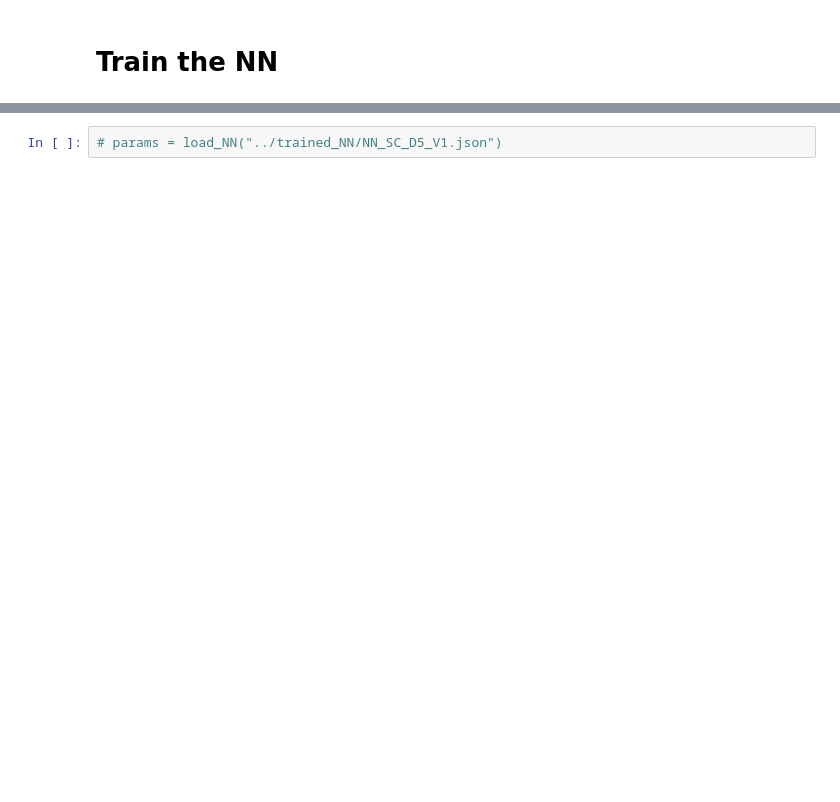
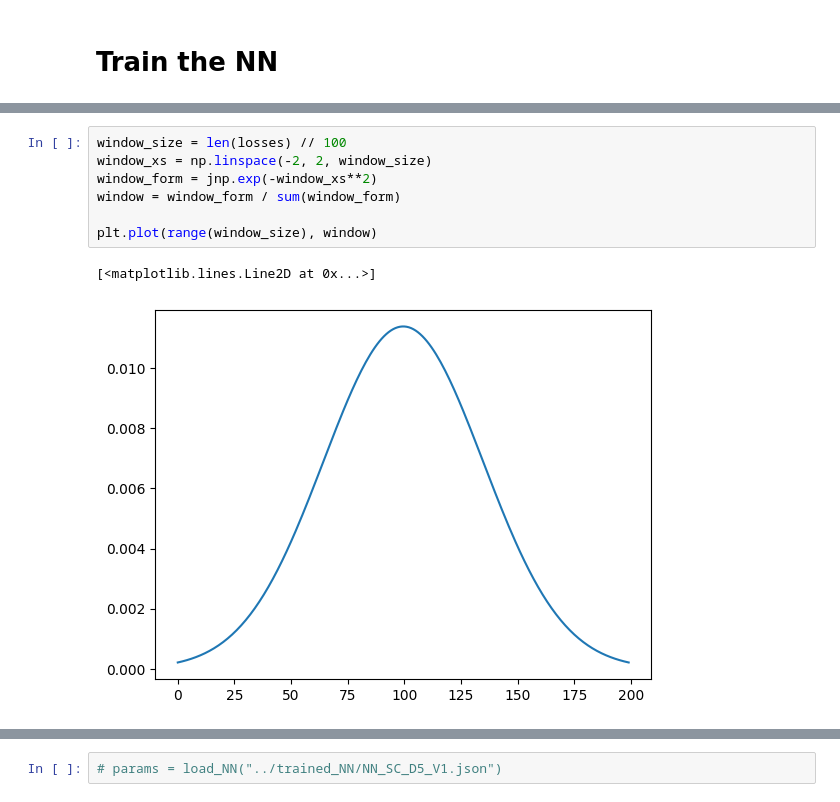
Before and after one commit to JuliusRye/QEC, a Jupyter notebook: testing/decoder.ipynb, the cells around one changed output, grey strips where cells are left out. Drawn from its saved outputs; the diff is of its cells as text; blank space fills up the shorter version.

```diff
--- a/testing/decoder.ipynb
+++ b/testing/decoder.ipynb
@@ -213 +211,11 @@ KeyboardInterrupt:
+# %%
+window_size = len(losses) // 100
+window_xs = np.linspace(-2, 2, window_size)
+window_form = jnp.exp(-window_xs**2)
+window = window_form / sum(window_form)
+
+plt.plot(range(window_size), window)
+# %% [output]
+[<matplotlib.lines.Line2D at 0x...>]
+[figure, added]
 # %%
```
Also changed, not shown: parts of 8 cells of this notebook, 4 other files.
